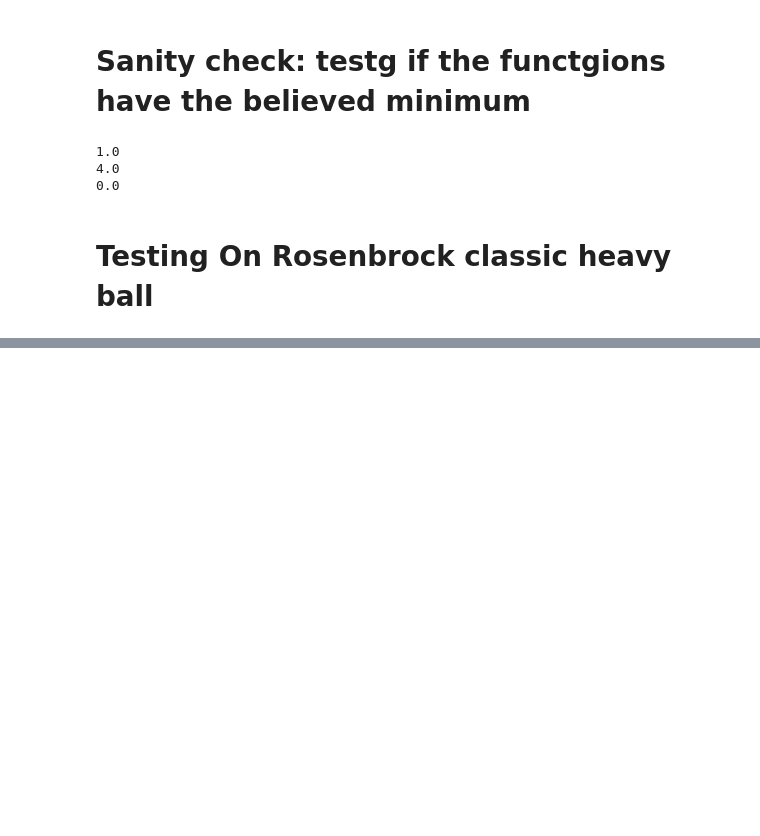
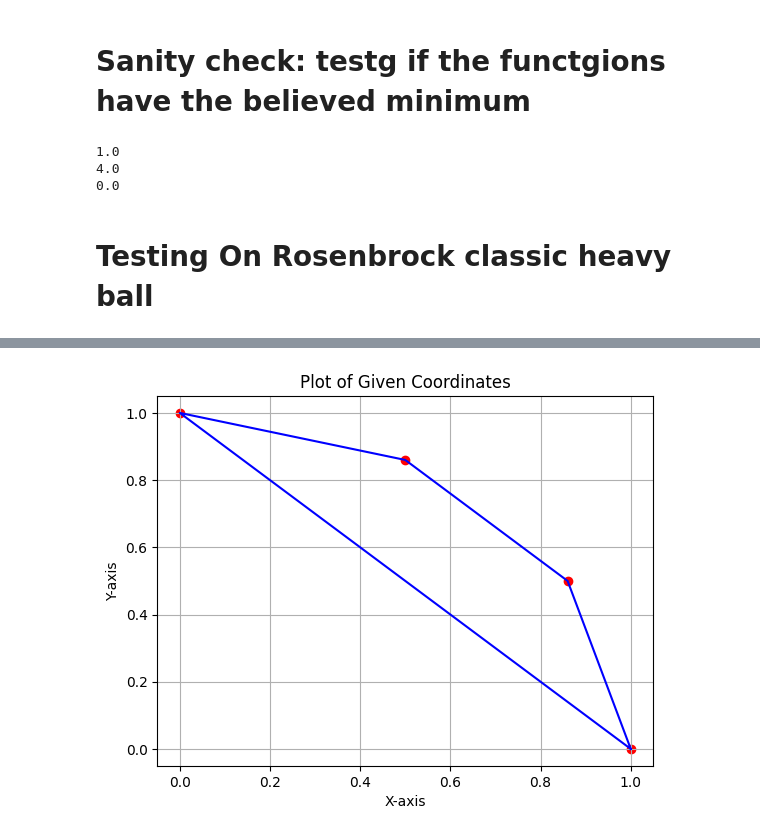
Before and after one commit to AndreiLix/FrODO, a Jupyter notebook: FOLDER_code/Rosenbrock.ipynb, the cells around one changed output, grey strips where cells are left out. Saved outputs shown, nothing was run; the diff lists cells and outputs as text; code cells hidden in the pictures; blank space fills up the shorter version.

```diff
--- a/FOLDER_code/Rosenbrock.ipynb
+++ b/FOLDER_code/Rosenbrock.ipynb
@@ -497,0 +621,23 @@ TypeError: 'int' object is not subscriptable
+# %%
+import matplotlib.pyplot as plt
+
+# Coordinates
+coordinates = [(1, 0), (0, 1), (0.5, 0.86), (0.86, 0.5)]
+
+# Unzip coordinates
+x, y = zip(*coordinates)
+
+# Plotting
+plt.scatter(x, y, color='red', marker='o')
+plt.plot(x + (x[0],), y + (y[0],), color='blue')  # Connect the last point to the first to form a closed shape
+
+# Title and labels
+plt.title('Plot of Given Coordinates')
+plt.xlabel('X-axis')
+plt.ylabel('Y-axis')
+
+# Show the plot
+plt.grid(True)
+plt.show()
+# %% [output]
+[figure, added]
```
Also changed, not shown: parts of 9 cells of this notebook, 1 other file.
